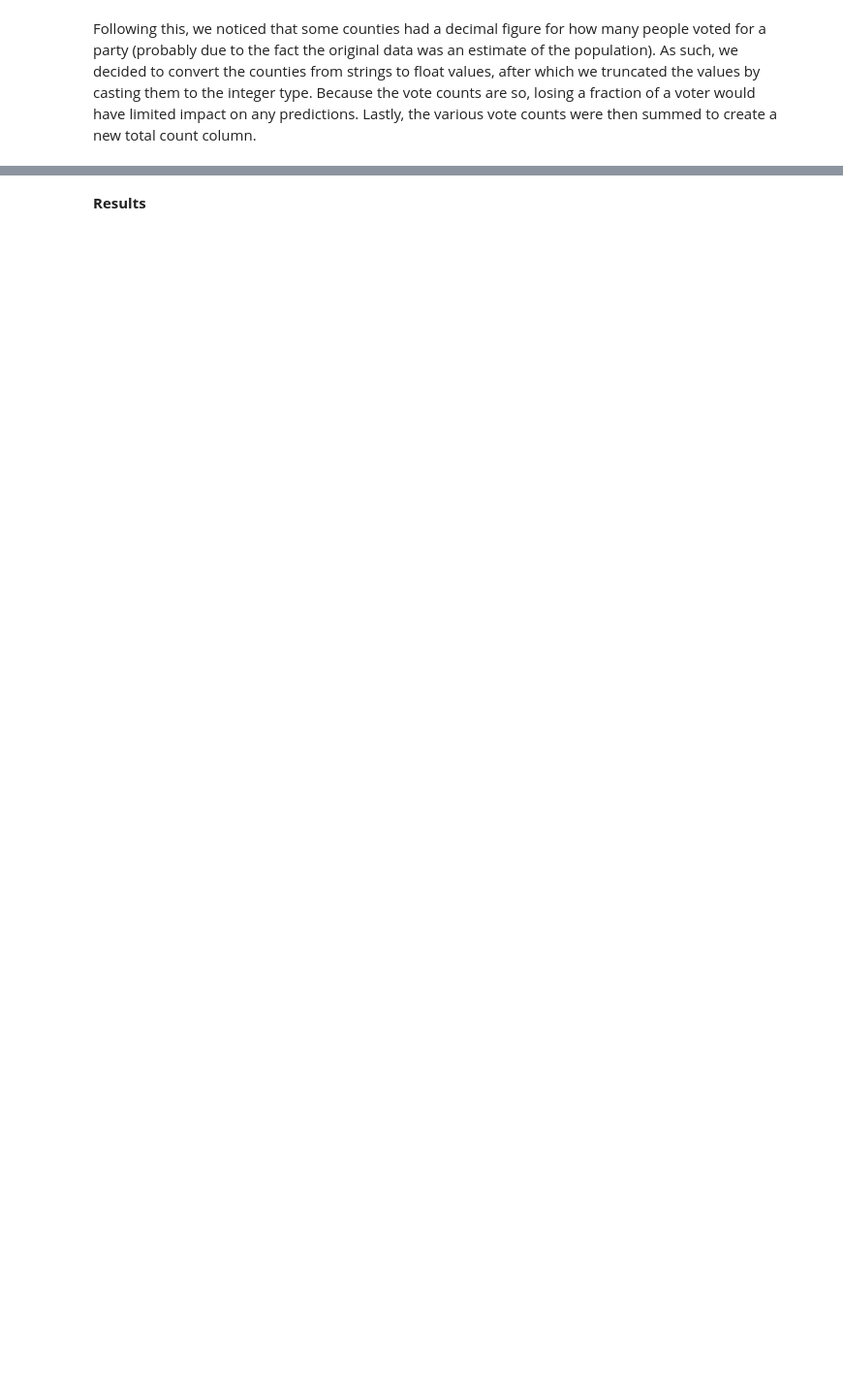
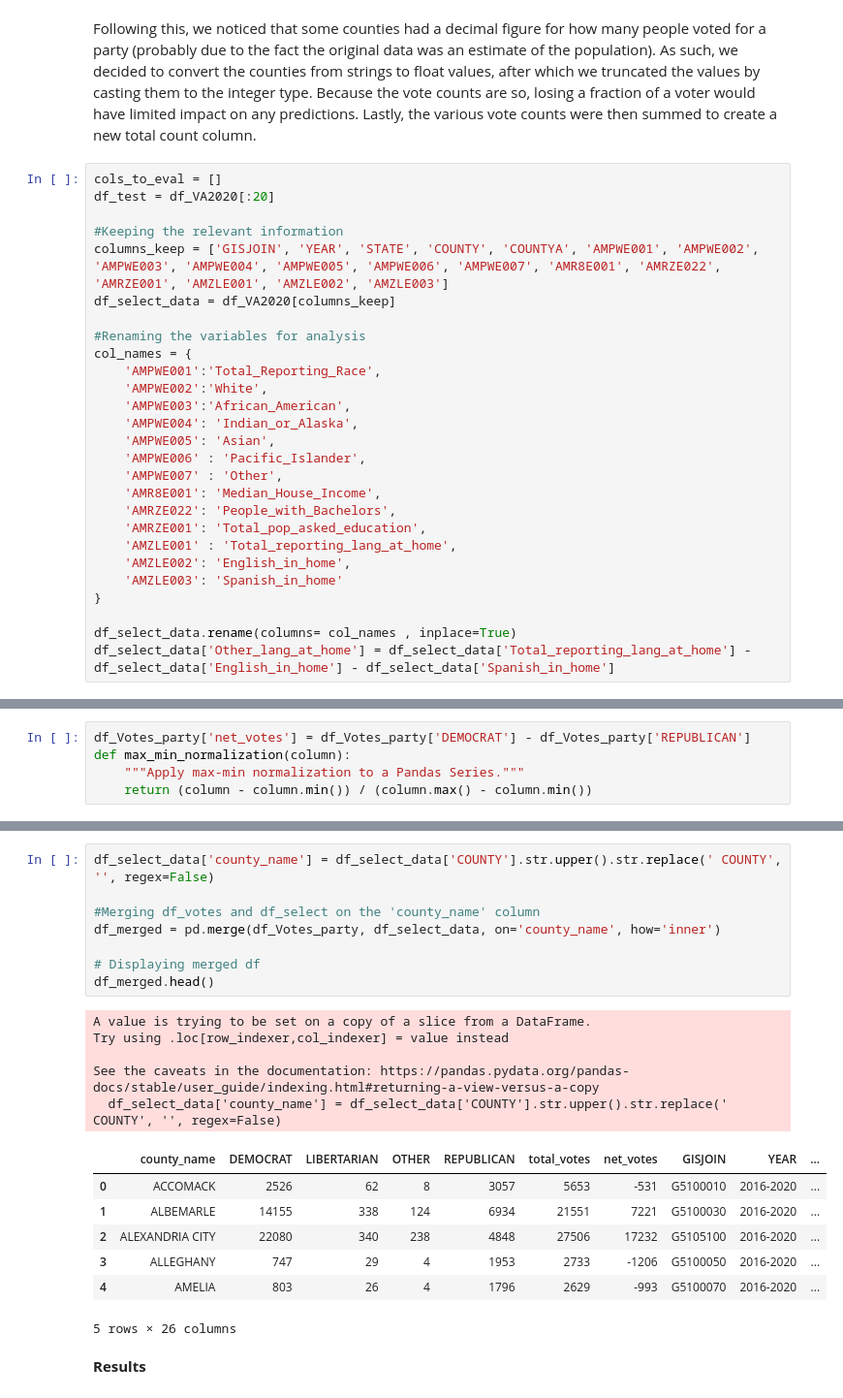
Before and after one commit to dha5sm/project_voting, a Jupyter notebook: Write_up_project_voiting.ipynb, the cells around one changed output, grey strips where cells are left out. Shown at 97% size. Saved outputs shown, nothing was run; the diff lists cells and outputs as text; blank space fills up the shorter version.

```diff
--- a/Write_up_project_voiting.ipynb
+++ b/Write_up_project_voiting.ipynb
@@ -17,2 +98,29 @@ Next, for each county in the table there were 4 rows that displayed vote count b
 # %% [markdown]
 Following this, we noticed that some counties had a decimal figure for how many people voted for a party (probably due to the fact the original data was an estimate of the population). As such, we decided to convert the counties from strings to float values, after which we truncated the values by casting them to the integer type. Because the vote counts are so, losing a fraction of a voter would have limited impact on any predictions. Lastly, the various vote counts were then summed to create a new total count column.
+# %%
+cols_to_eval = []
+df_test = df_VA2020[:20]
+
+#Keeping the relevant information
+columns_keep = ['GISJOIN', 'YEAR', 'STATE', 'COUNTY', 'COUNTYA', 'AMPWE001', 'AMPWE002', 'AMPWE003', 'AMPWE004', 'AMPWE005', 'AMPWE006', 'AMPWE007', 'AMR8E001', 'AMRZE022', 'AMRZE001', 'AMZLE001', 'AMZLE002', 'AMZLE003']
+df_select_data = df_VA2020[columns_keep]
+
+#Renaming the variables for analysis
+col_names = {
+    'AMPWE001':'Total_Reporting_Race',
+    'AMPWE002':'White',
+    'AMPWE003':'African_American',
+    'AMPWE004': 'Indian_or_Alaska',
+    'AMPWE005': 'Asian',
+    'AMPWE006' : 'Pacific_Islander',
+    'AMPWE007' : 'Other',
+    'AMR8E001': 'Median_House_Income',
+    'AMRZE022': 'People_with_Bachelors',
+    'AMRZE001': 'Total_pop_asked_education',
+    'AMZLE001' : 'Total_reporting_lang_at_home',
+    'AMZLE002': 'English_in_home',
+    'AMZLE003': 'Spanish_in_home'
+}
+
+df_select_data.rename(columns= col_names , inplace=True)
+df_select_data['Other_lang_at_home'] = df_select_data['Total_reporting_lang_at_home'] - df_select_data['English_in_home'] - df_select_data['Spanish_in_home']
@@ -18,0 +139,5 @@ Following this, we noticed that some counties had a decimal figure for how many
+# %%
+df_Votes_party['net_votes'] = df_Votes_party['DEMOCRAT'] - df_Votes_party['REPUBLICAN']
+def max_min_normalization(column):
+    """Apply max-min normalization to a Pandas Series."""
+    return (column - column.min()) / (column.max() - column.min())
@@ -19,2 +146,23 @@ Following this, we noticed that some counties had a decimal figure for how many
+# %%
+df_select_data['county_name'] = df_select_data['COUNTY'].str.upper().str.replace(' COUNTY', '', regex=False)
+
+#Merging df_votes and df_select on the 'county_name' column
+df_merged = pd.merge(df_Votes_party, df_select_data, on='county_name', how='inner')
+
+# Displaying merged df
+df_merged.head()
+# %% [output]
+A value is trying to be set on a copy of a slice from a DataFrame.
+Try using .loc[row_indexer,col_indexer] = value instead
+
+See the caveats in the documentation: https://pandas.pydata.org/pandas-docs/stable/user_guide/indexing.html#returning-a-view-versus-a-copy
+  df_select_data['county_name'] = df_select_data['COUNTY'].str.upper().str.replace(' COUNTY', '', regex=False)
+|  | county_name | DEMOCRAT | LIBERTARIAN | OTHER | REPUBLICAN | total_votes | net_votes | GISJOIN | YEAR | ... |
+| 0 | ACCOMACK | 2526 | 62 | 8 | 3057 | 5653 | -531 | G5100010 | 2016-2020 | ... |
+| 1 | ALBEMARLE | 14155 | 338 | 124 | 6934 | 21551 | 7221 | G5100030 | 2016-2020 | ... |
+| 2 | ALEXANDRIA CITY | 22080 | 340 | 238 | 4848 | 27506 | 17232 | G5105100 | 2016-2020 | ... |
+| 3 | ALLEGHANY | 747 | 29 | 4 | 1953 | 2733 | -1206 | G5100050 | 2016-2020 | ... |
+| 4 | AMELIA | 803 | 26 | 4 | 1796 | 2629 | -993 | G5100070 | 2016-2020 | ... |
+5 rows × 26 columns
 # %% [markdown]
 **Results**
```
Also changed, not shown: parts of 22 cells of this notebook.
